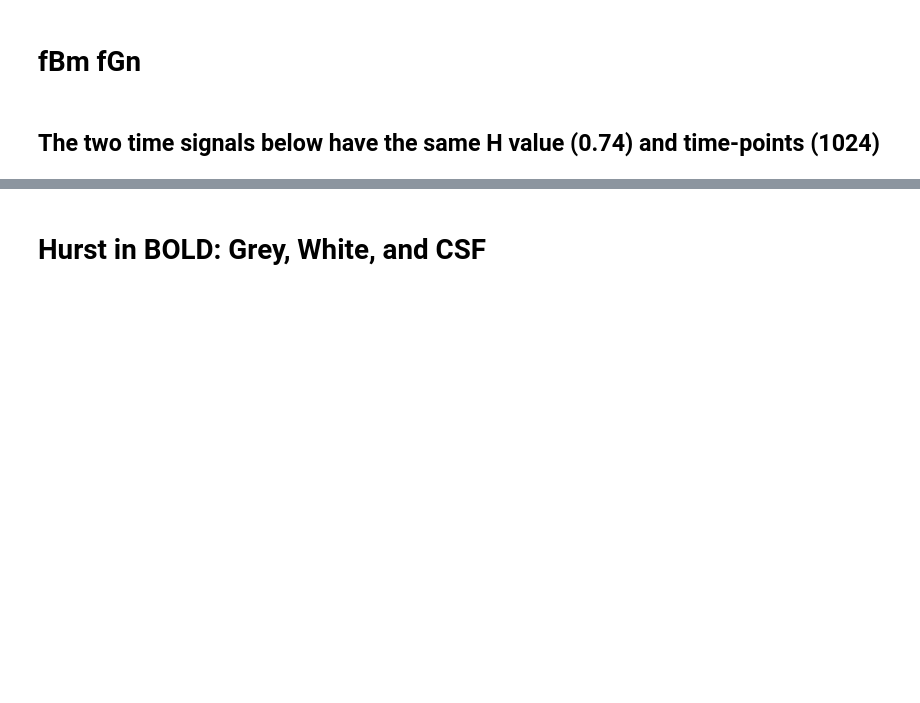
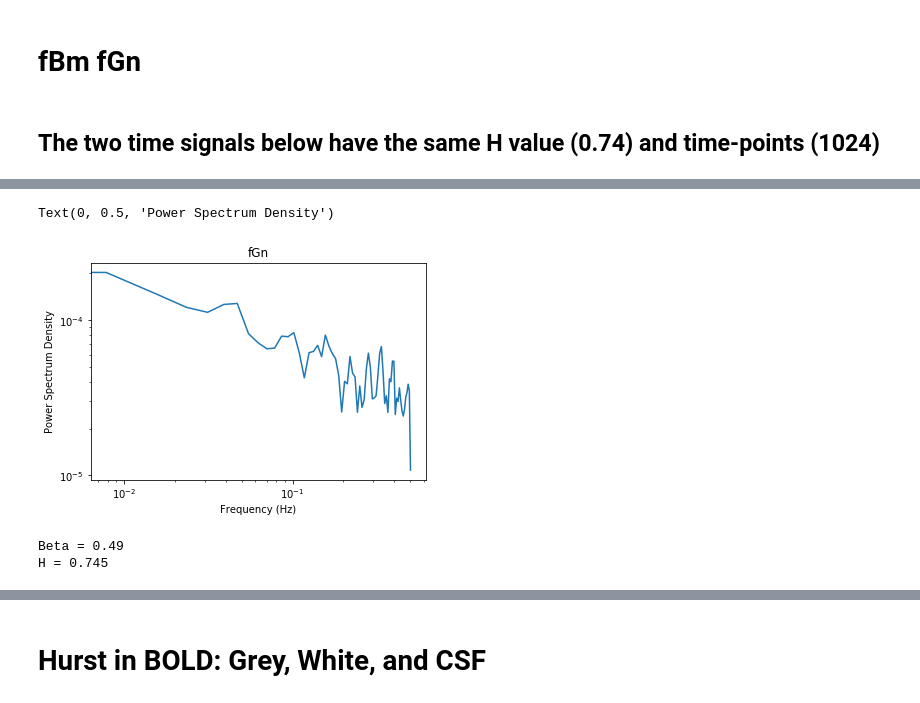
Before and after one commit to WeberLab/FractalDimension, a Jupyter notebook: Jupyter_Notebooks/Figures for Literature Review.ipynb, the cells around one changed output, grey strips where cells are left out. Saved outputs shown, nothing was run; the diff lists cells and outputs as text; code cells hidden in the pictures; blank space fills up the shorter version.

Commit message:
figures

```diff
--- a/Jupyter_Notebooks/Figures for Literature Review.ipynb
+++ b/Jupyter_Notebooks/Figures for Literature Review.ipynb
@@ -109,0 +110,23 @@ matplotlib.pyplot.show()
+# %%
+nperseg_fgn = math.floor(len(fgn_sample)/8)
+noverlap_fgn = math.floor(nperseg_fgn/2)
+wfgn = welch(fgn_sample, fs = 1, nperseg = nperseg_fgn, noverlap = noverlap_fgn)
+plt.loglog(wfgn[0],wfgn[1])
+plt.title('fGn')
+plt.xlabel('Frequency (Hz)')
+plt.ylabel('Power Spectrum Density')
+# %% [output]
+Text(0, 0.5, 'Power Spectrum Density')
+[figure, added]
+# %%
+from sklearn.linear_model import LinearRegression
+xfgn = np.log10(wfgn[0])[1:].reshape((-1, 1))
+yfgn = np.log10(wfgn[1])[1:]
+modelfgn = LinearRegression().fit(xfgn, yfgn)
+negbetafgn = modelfgn.coef_
+betafgn = negbetafgn*-1
+print('Beta =', round(float(betafgn),2))
+print('H =', (round(float(betafgn),2)+1)/2)
+# %% [output]
+Beta = 0.49
+H = 0.745
```
Also changed, not shown: parts of 3 cells of this notebook.
